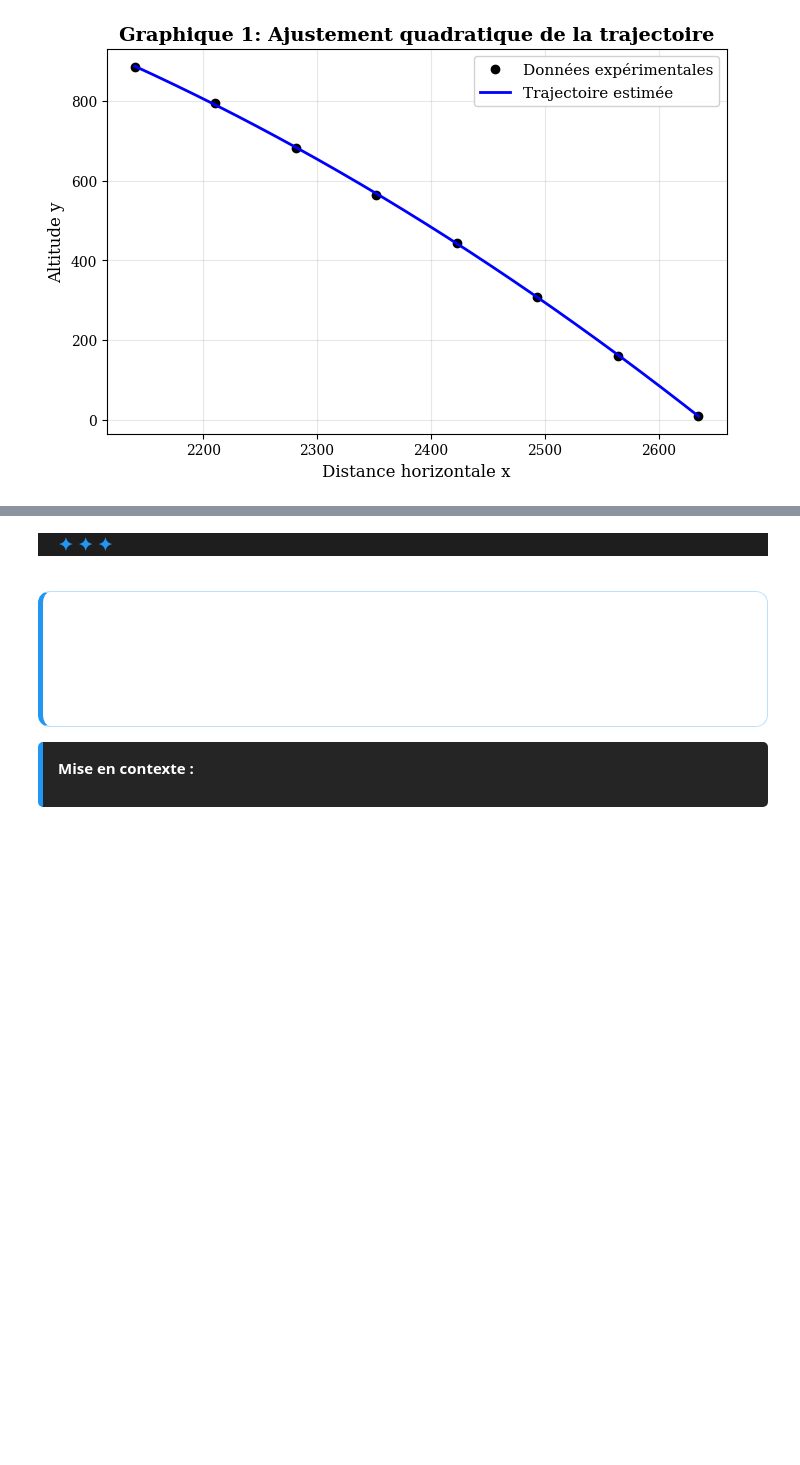
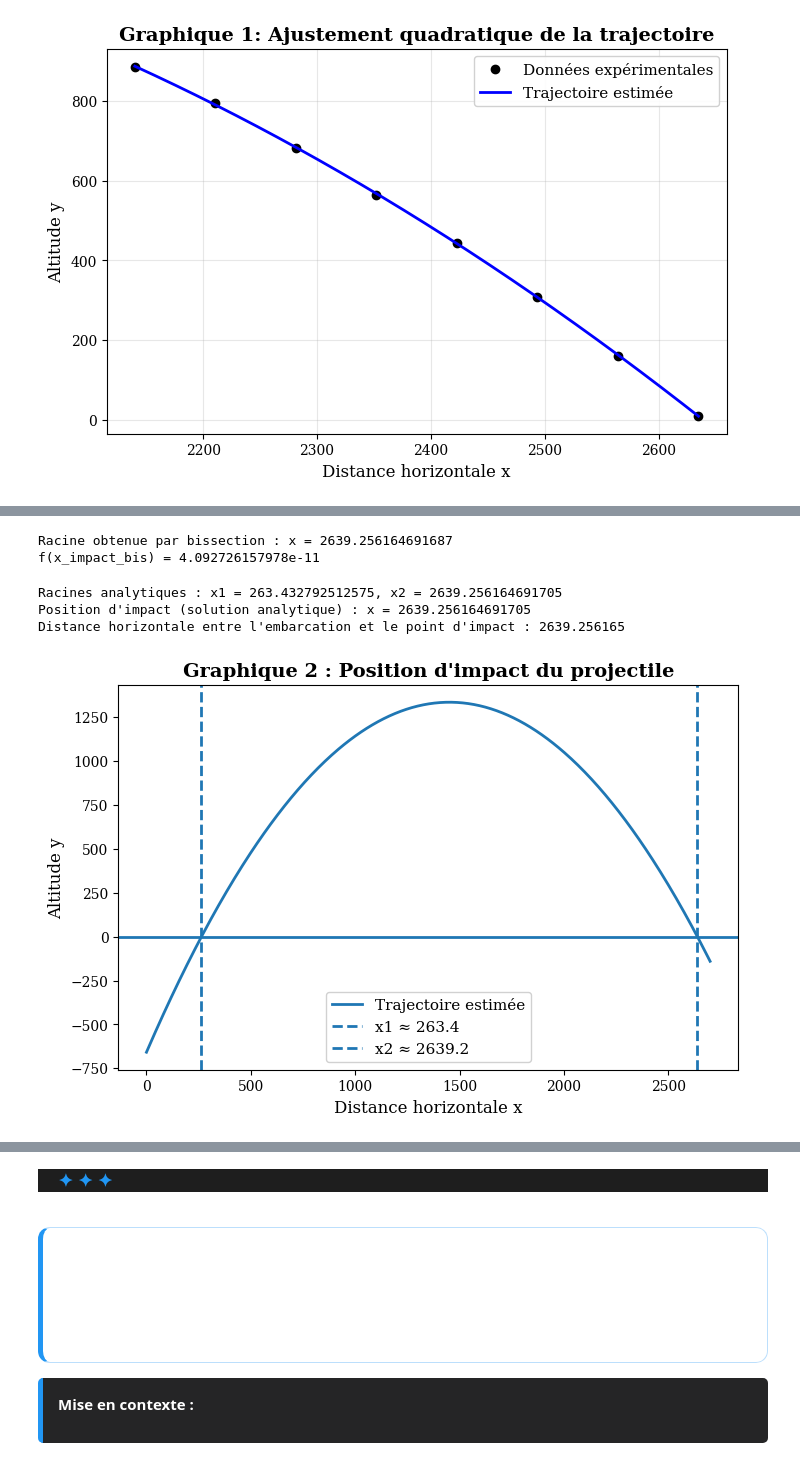
Before and after one commit to PhD-Brown/PHY-3500, a Jupyter notebook: TP_3/draft_Justine.ipynb, the cells around one changed output, grey strips where cells are left out. Drawn from its saved outputs; the diff is of its cells as text; code cells hidden in the pictures; blank space fills up the shorter version.

```diff
--- a/TP_3/draft_Justine.ipynb
+++ b/TP_3/draft_Justine.ipynb
@@ -1390,0 +1440,69 @@ est la distance horizontale vous séparant du point d’impact ?
+# %%
+# Choix d'un intervalle contenant la racine physique
+# On cherche la plus grande racine, donc l'impact à droite des points mesurés
+a = 2635
+b = 2650
+
+x_impact_bis = bissection(f, a, b)
+
+print(f"Racine obtenue par bissection : x = {x_impact_bis:.12f}")
+print(f"f(x_impact_bis) = {f(x_impact_bis):.12e}")
+# %% [output]
+Racine obtenue par bissection : x = 2639.256164691687
+f(x_impact_bis) = 4.092726157978e-11
+# %%
+# Solution analytique
+delta = alpha_1**2 - 4*alpha_2*alpha_0
+
+x1 = (-alpha_1 + np.sqrt(delta)) / (2*alpha_2)
+x2 = (-alpha_1 - np.sqrt(delta)) / (2*alpha_2)
+
+print(f"Racines analytiques : x1 = {x1:.12f}, x2 = {x2:.12f}")
+
+# On garde la plus grande racine, qui correspond à la position d'impact
+x_impact_analytique = max(x1, x2)
+
+print(f"Position d'impact (solution analytique) : x = {x_impact_analytique:.12f}")
+print(f"Distance horizontale entre l'embarcation et le point d'impact : {x_impact_analytique:.6f}")
+# %% [output]
+Racines analytiques : x1 = 263.432792512575, x2 = 2639.256164691705
+Position d'impact (solution analytique) : x = 2639.256164691705
+Distance horizontale entre l'embarcation et le point d'impact : 2639.256165
+# %%
+import numpy as np
+import matplotlib.pyplot as plt
+
+# paramètres trouvés au 2b)
+alpha_0 = -658.13243136
+alpha_1 = 2.74765634
+alpha_2 = -0.00094659
+
+# racines
+x1 = 263.433
+x2 = 2639.246
+
+# domaine pour tracer la parabole
+x_plot = np.linspace(0, 2700, 500)
+y_plot = alpha_0 + alpha_1*x_plot + alpha_2*x_plot**2
+
+plt.figure(figsize=(8,5))
+
+# parabole
+plt.plot(x_plot, y_plot, label="Trajectoire estimée")
+
+# ligne y=0 (surface de l'eau)
+plt.axhline(0)
+
+# racines
+plt.axvline(x1, linestyle="--", label=f"x1 ≈ {x1:.1f}")
+plt.axvline(x2, linestyle="--", label=f"x2 ≈ {x2:.1f}")
+
+plt.xlabel("Distance horizontale x")
+plt.ylabel("Altitude y")
+plt.title("Graphique 2 : Position d'impact du projectile")
+plt.legend()
+plt.grid()
+
+plt.show()
+# %% [output]
+[figure, added]
```
Also changed, not shown: parts of 3 cells of this notebook.
